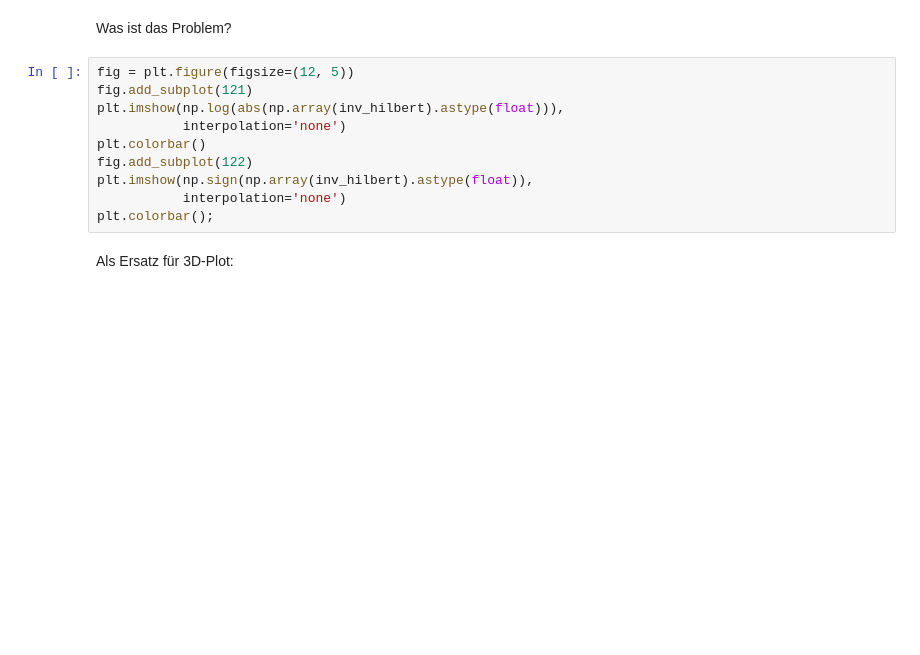
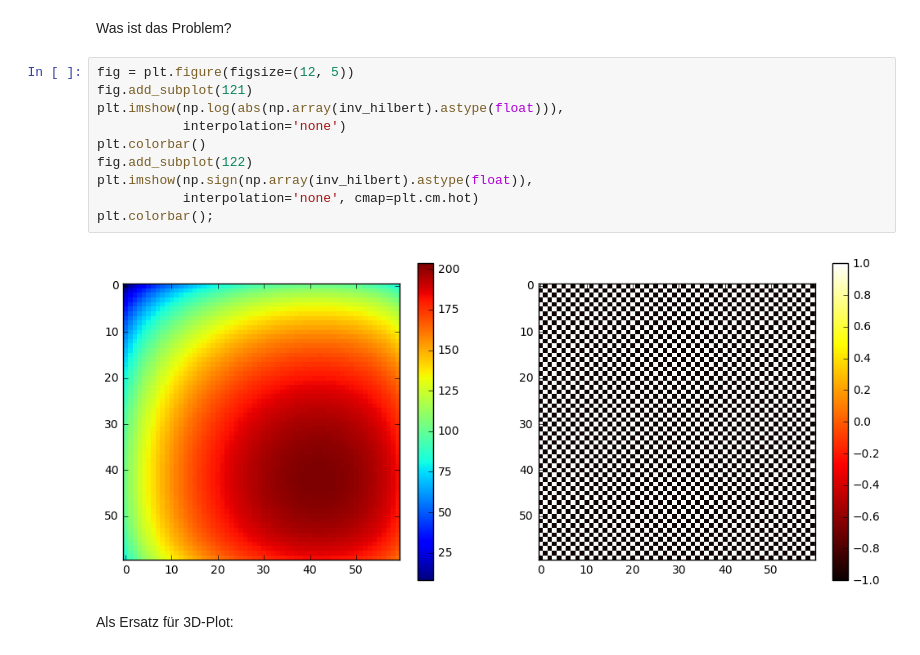
Before and after one commit to Ruediger-Braun/compana16, a Jupyter notebook: Lektion08.ipynb, the cells around one changed output. Drawn from its saved outputs; the diff is of its cells as text; blank space fills up the shorter version.

```diff
--- a/Lektion08.ipynb
+++ b/Lektion08.ipynb
@@ -44,13 +57,15 @@ Was ist das Problem?
 # %%
 fig = plt.figure(figsize=(12, 5))
 fig.add_subplot(121)
 plt.imshow(np.log(abs(np.array(inv_hilbert).astype(float))),
            interpolation='none')
 plt.colorbar()
 fig.add_subplot(122)
 plt.imshow(np.sign(np.array(inv_hilbert).astype(float)),
-           interpolation='none')
+           interpolation='none', cmap=plt.cm.hot)
 plt.colorbar();
+# %% [output]
+[figure, added]
 # %% [markdown]
 Als Ersatz für 3D-Plot:
 # %%
```
Also changed, not shown: parts of 56 cells of this notebook.
